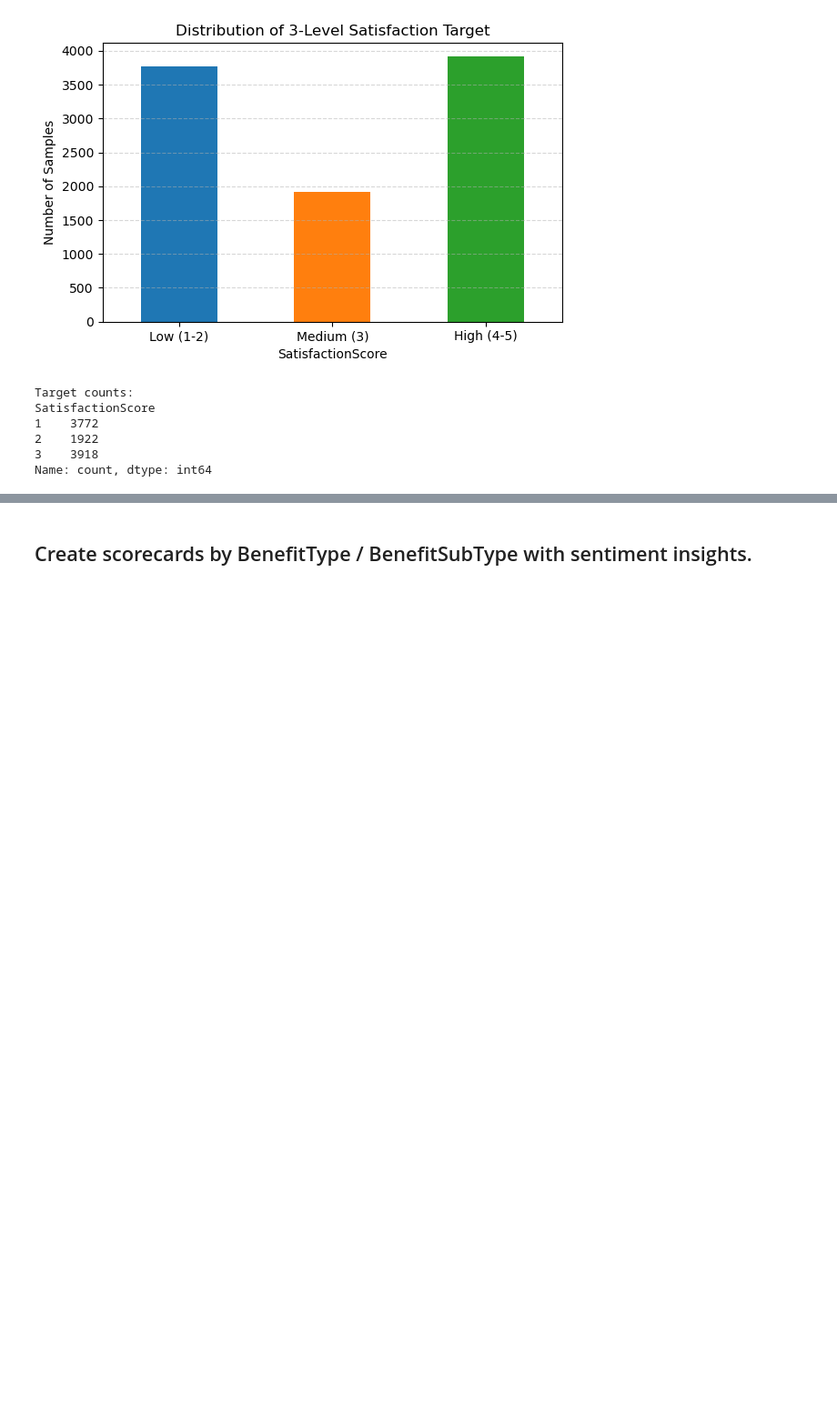
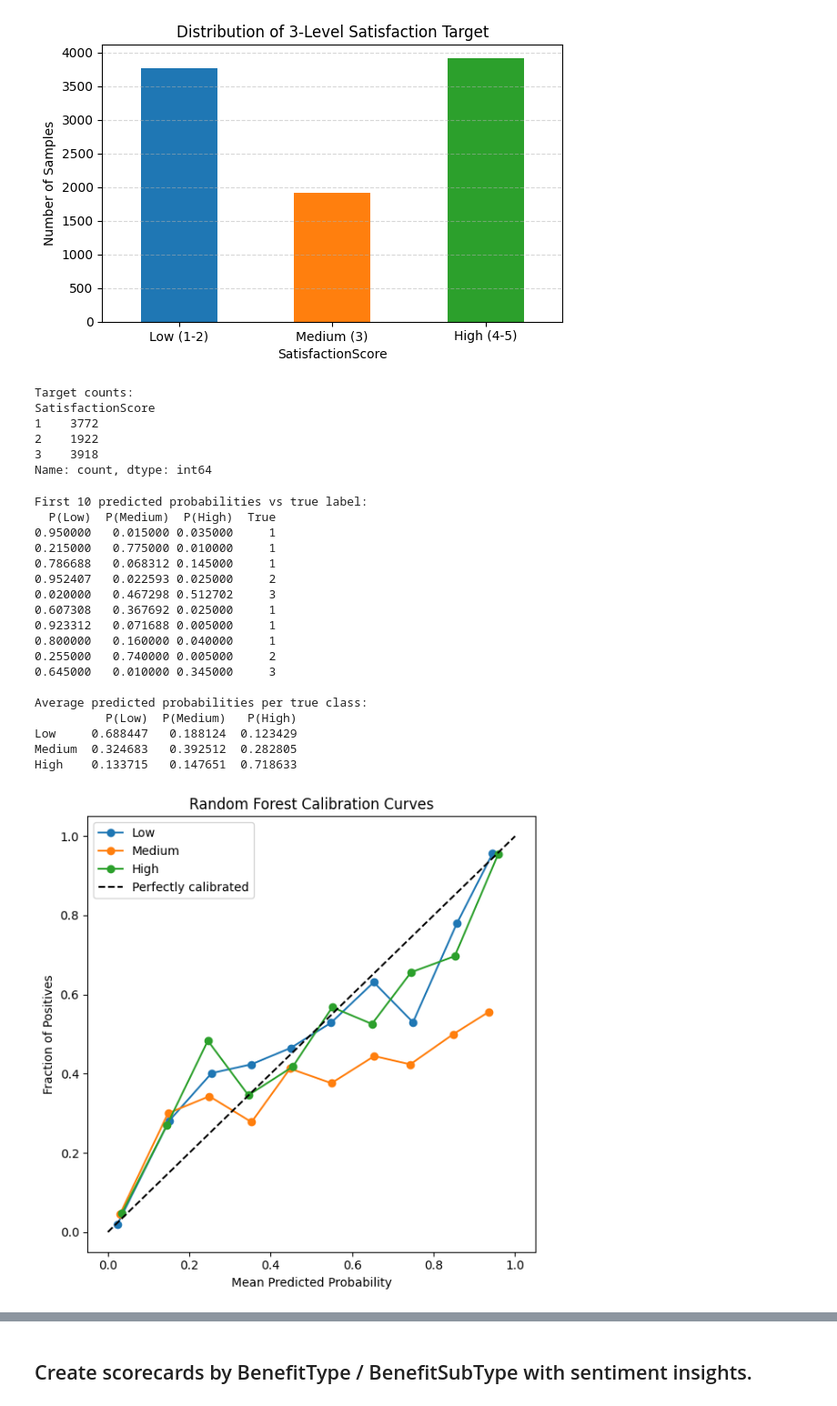
Before and after one commit to zemgabriela/TechLance, a Jupyter notebook: Employee Satisfaction Analysis.ipynb, the cells around one changed output, grey strips where cells are left out. Shown at 91% size. Cells and saved outputs as stored; diff of their text form; code cells hidden in the pictures; blank space fills up the shorter version.

```diff
--- a/Employee Satisfaction Analysis.ipynb
+++ b/Employee Satisfaction Analysis.ipynb
@@ -625,3 +625,67 @@ SatisfactionScore
 2    1922
 3    3918
 Name: count, dtype: int64
+# %%
+from sklearn.calibration import calibration_curve
+
+# Use the fitted Random Forest from your models dict
+rf_model = models['Random Forest']
+
+# 1. Get predicted probabilities
+probs_rf = rf_model.predict_proba(X_test)  # shape (n_samples, 3)
+proba_df = pd.DataFrame(probs_rf, columns=['P(Low)', 'P(Medium)', 'P(High)'])
+
+# 2. Show first 10 rows of probabilities + true label
+print("\nFirst 10 predicted probabilities vs true label:")
+print(
+    pd.concat([
+        proba_df.head(10),
+        y_test.reset_index(drop=True).head(10).rename('True')
+    ], axis=1).to_string(index=False)
+)
+
+# 3. Average predicted probability by true class
+avg_by_true = proba_df.copy()
+avg_by_true['True'] = y_test.values
+avg_by_true = avg_by_true.groupby('True')[['P(Low)','P(Medium)','P(High)']].mean()
+avg_by_true.index = ['Low','Medium','High']
+print("\nAverage predicted probabilities per true class:")
+print(avg_by_true.to_string())
+
+# 4. Calibration curves
+plt.figure(figsize=(6,6))
+for i, label in enumerate(['Low','Medium','High']):
+    prob_true, prob_pred = calibration_curve(
+        (y_test == (i+1)).astype(int),
+        probs_rf[:, i],
+        n_bins=10
+    )
+    plt.plot(prob_pred, prob_true, marker='o', label=label)
+
+plt.plot([0,1], [0,1], 'k--', label='Perfectly calibrated')
+plt.xlabel('Mean Predicted Probability')
+plt.ylabel('Fraction of Positives')
+plt.title('Random Forest Calibration Curves')
+plt.legend()
+plt.tight_layout()
+plt.show()
+# %% [output]
+First 10 predicted probabilities vs true label:
+  P(Low)  P(Medium)  P(High)  True
+0.950000   0.015000 0.035000     1
+0.215000   0.775000 0.010000     1
+0.786688   0.068312 0.145000     1
+0.952407   0.022593 0.025000     2
+0.020000   0.467298 0.512702     3
+0.607308   0.367692 0.025000     1
+0.923312   0.071688 0.005000     1
+0.800000   0.160000 0.040000     1
+0.255000   0.740000 0.005000     2
+0.645000   0.010000 0.345000     3
+
+Average predicted probabilities per true class:
+          P(Low)  P(Medium)   P(High)
+Low     0.688447   0.188124  0.123429
+Medium  0.324683   0.392512  0.282805
+High    0.133715   0.147651  0.718633
+[figure, added]
```
Also changed, not shown: parts of 16 cells of this notebook.
